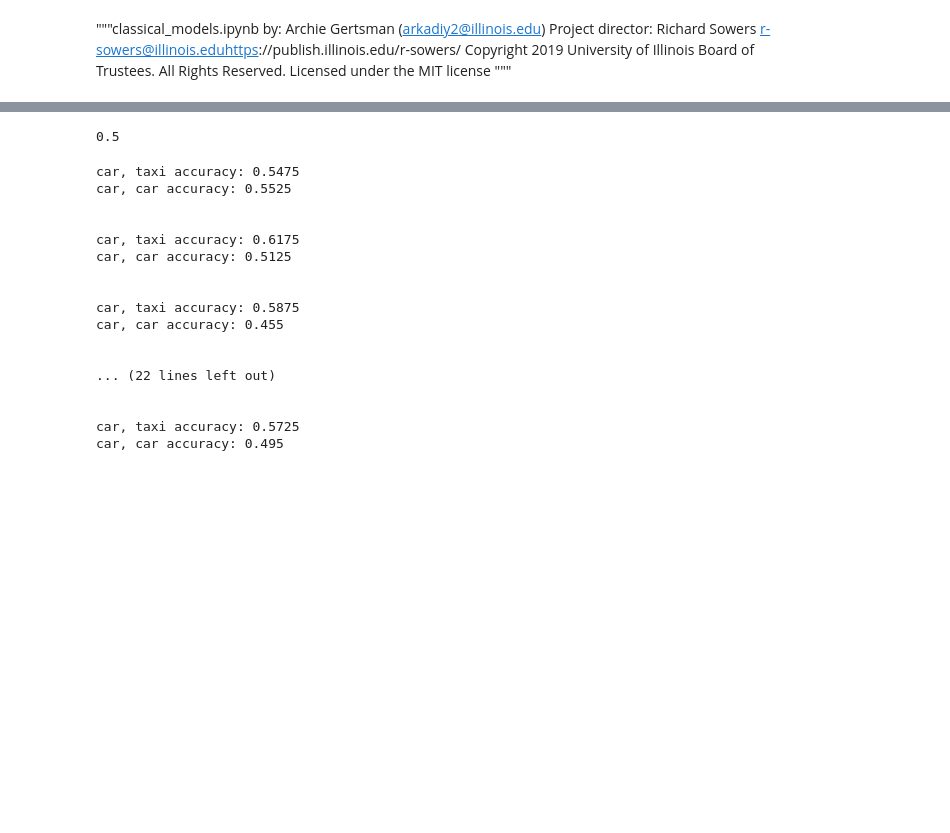
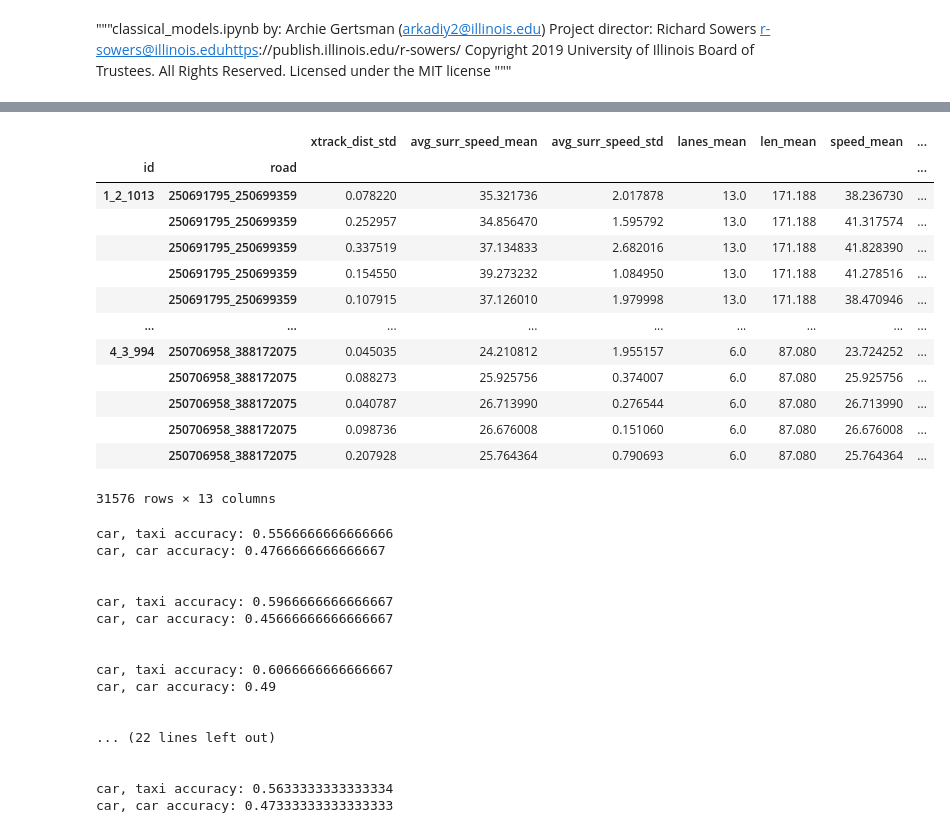
Before and after one commit to ArchieGertsman/GreekDrivers, a Jupyter notebook: ml/classical_model_with_voting.ipynb, the cells around one changed output, grey strips where cells are left out. Cells and saved outputs as stored; diff of their text form; code cells hidden in the pictures; blank space fills up the shorter version.

```diff
--- a/ml/classical_model_with_voting.ipynb
+++ b/ml/classical_model_with_voting.ipynb
@@ -81,17 +79,23 @@ accuracy(model, X_test, y_test)
 # %%
-df_car_1 = df[df.type == 'Car'].copy()
-df_index = df_car_1.reset_index()[['id']].drop_duplicates()
-df_car_1.loc[df_car_1.reset_index(['road'],drop = True).index.isin(df_index.sample(frac = 0.5).set_index(['id']).index),'type']='Taxi'
-
-df_agg_1 = downsample(df_car_1,100,0.3,agg_dict)
-df_agg_1 = df_agg_1[0.75< df_agg_1.speed_bool_sum]
-df_agg_1 = df_agg_1[list(set(df_agg_1.columns) - set(['speed_bool_sum']))]
-
-(X_train,y_train), (X_test,y_test) = train_test_split_vehicles(df_agg_1, 200)
-
-model = Pipeline([('scaler', StandardScaler()), ('gbm', GradientBoostingClassifier())])
-model.fit(X_train, y_train)
-
-accuracy(model, X_test, y_test)
+df_car = df[df.type == 'Car'].copy()
+df_index = df_car.reset_index()[['id']].drop_duplicates()
+df_car.loc[df_car.reset_index(['road'],drop = True).index.isin(df_index.sample(frac = 0.5).set_index(['id']).index),'type']='Taxi'
+df_agg_car = downsample(df_car, 50, 0.3, agg_dict)
+df_agg_car = df_agg_car[df_agg_car.speed_bool_mean >= 0.75]
+df_agg_car.drop('speed_bool_mean', axis=1, inplace=True)
+df_agg_car
 # %% [output]
+|  |  | xtrack_dist_std | avg_surr_speed_mean | avg_surr_speed_std | lanes_mean | len_mean | speed_mean | ... |
+| id | road |  |  |  |  |  |  | ... |
+| 1_2_1013 | 250691795_250699359 | 0.078220 | 35.321736 | 2.017878 | 13.0 | 171.188 | 38.236730 | ... |
+|  | 250691795_250699359 | 0.252957 | 34.856470 | 1.595792 | 13.0 | 171.188 | 41.317574 | ... |
+|  | 250691795_250699359 | 0.337519 | 37.134833 | 2.682016 | 13.0 | 171.188 | 41.828390 | ... |
+|  | 250691795_250699359 | 0.154550 | 39.273232 | 1.084950 | 13.0 | 171.188 | 41.278516 | ... |
+|  | 250691795_250699359 | 0.107915 | 37.126010 | 1.979998 | 13.0 | 171.188 | 38.470946 | ... |
+| ... | ... | ... | ... | ... | ... | ... | ... | ... |
+| 4_3_994 | 250706958_388172075 | 0.045035 | 24.210812 | 1.955157 | 6.0 | 87.080 | 23.724252 | ... |
+|  | 250706958_388172075 | 0.088273 | 25.925756 | 0.374007 | 6.0 | 87.080 | 25.925756 | ... |
+|  | 250706958_388172075 | 0.040787 | 26.713990 | 0.276544 | 6.0 | 87.080 | 26.713990 | ... |
+|  | 250706958_388172075 | 0.098736 | 26.676008 | 0.151060 | 6.0 | 87.080 | 26.676008 | ... |
+|  | 250706958_388172075 | 0.207928 | 25.764364 | 0.790693 | 6.0 | 87.080 | 25.764364 | ... |
-0.5
+31576 rows × 13 columns
@@ -98,47 +118,36 @@ accuracy(model, X_test, y_test)
 # %%
 for i in range(0,10):
-    df_agg = downsample(df, 100, 0.3, agg_dict)
-    df_agg = df_agg[0.75< df_agg.speed_bool_sum]
-    df_agg = df_agg[list(set(df_agg.columns) - set(['speed_bool_sum']))]
-    (X_train,y_train), (X_test,y_test) = train_test_split_vehicles(df_agg, 200)
+
+    (X_train,y_train), (X_test,y_test) = train_test_split_vehicles(df_agg, 150)
 
     model = Pipeline([('scaler', StandardScaler()), ('gbm', GradientBoostingClassifier())])
     model.fit(X_train, y_train)
 
-    acc = accuracy(model, X_test, y_test)
-    print('car, taxi accuracy:',acc)
+    print("car, taxi accuracy:",accuracy(model, X_test, y_test))
 
-    df_car_1 = df[df.type == 'Car'].copy()
-    df_index = df_car_1.reset_index()[['id']].drop_duplicates()
-    df_car_1.loc[df_car_1.reset_index(['road'],drop = True).index.isin(df_index.sample(frac = 0.5).set_index(['id']).index),'type']='Taxi'
 
-    df_agg_1 = downsample(df_car_1,100,0.3,agg_dict)
-    df_agg_1 = df_agg_1[0.75< df_agg_1.speed_bool_sum]
-    df_agg_1 = df_agg_1[list(set(df_agg_1.columns) - set(['speed_bool_sum']))]
-
-    (X_train,y_train), (X_test,y_test) = train_test_split_vehicles(df_agg_1, 200)
+    (X_train,y_train), (X_test,y_test) = train_test_split_vehicles(df_agg_car, 150)
 
     model = Pipeline([('scaler', StandardScaler()), ('gbm', GradientBoostingClassifier())])
     model.fit(X_train, y_train)
 
-    acc = accuracy(model, X_test, y_test)
-    print('car, car accuracy:',acc)
-    print('\n')
+    print("car, car accuracy:",accuracy(model, X_test, y_test))
+    print("\n")
 # %% [output]
-car, taxi accuracy: 0.5475
-car, car accuracy: 0.5525
+car, taxi accuracy: 0.5566666666666666
+car, car accuracy: 0.4766666666666667
 
 
-car, taxi accuracy: 0.6175
-car, car accuracy: 0.5125
+car, taxi accuracy: 0.5966666666666667
+car, car accuracy: 0.45666666666666667
 
 
-car, taxi accuracy: 0.5875
-car, car accuracy: 0.455
+car, taxi accuracy: 0.6066666666666667
+car, car accuracy: 0.49
 
 
 ... (22 lines left out)
 
 
-car, taxi accuracy: 0.5725
-car, car accuracy: 0.495
+car, taxi accuracy: 0.5633333333333334
+car, car accuracy: 0.47333333333333333
```
Also changed, not shown: parts of 11 cells of this notebook.
